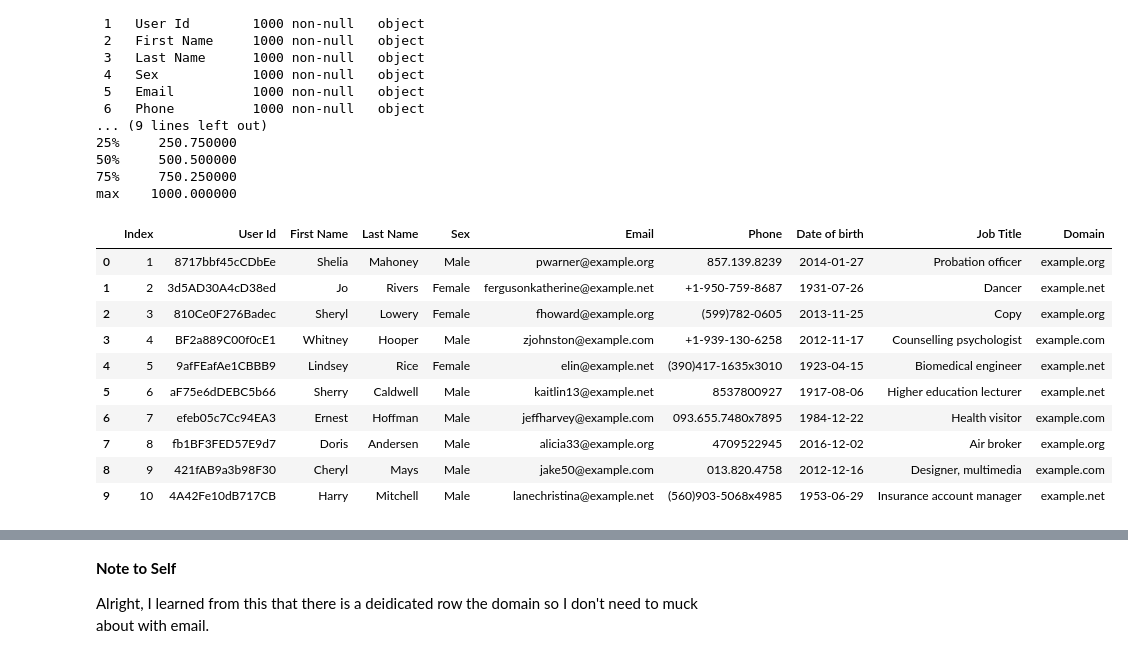
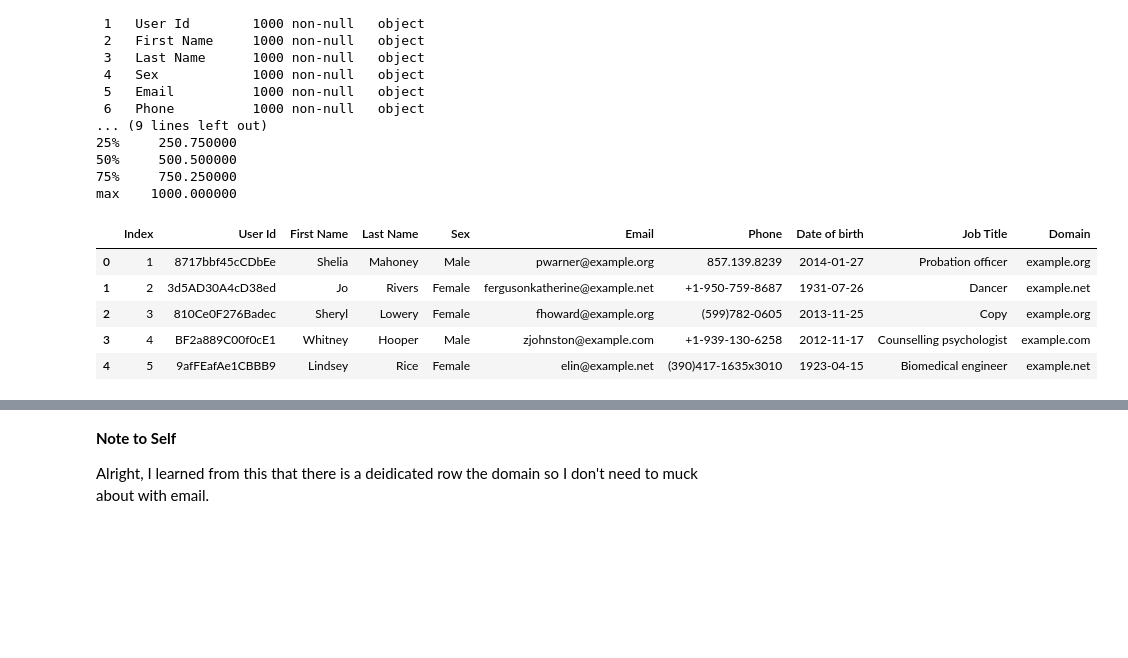
Before and after one commit to PectenMaximus/PFDA_2025, a Jupyter notebook: Assignments/Assignment_03_Pie.ipynb, the cells around one changed output, grey strips where cells are left out. Saved outputs shown, nothing was run; the diff lists cells and outputs as text; code cells hidden in the pictures; blank space fills up the shorter version.

```diff
--- a/Assignments/Assignment_03_Pie.ipynb
+++ b/Assignments/Assignment_03_Pie.ipynb
@@ -69,18 +69,13 @@ Data columns (total 9 columns):
 max    1000.000000
 # %%
 # Show the first 5 roews of the URL
-data.head(10)
+data.head(5)
 # %% [output]
 |  | Index | User Id | First Name | Last Name | Sex | Email | Phone | Date of birth | Job Title | Domain |
 | 0 | 1 | 8717bbf45cCDbEe | Shelia | Mahoney | Male | pwarner@example.org | 857.139.8239 | 2014-01-27 | Probation officer | example.org |
 | 1 | 2 | 3d5AD30A4cD38ed | Jo | Rivers | Female | fergusonkatherine@example.net | +1-950-759-8687 | 1931-07-26 | Dancer | example.net |
 | 2 | 3 | 810Ce0F276Badec | Sheryl | Lowery | Female | fhoward@example.org | (599)782-0605 | 2013-11-25 | Copy | example.org |
 | 3 | 4 | BF2a889C00f0cE1 | Whitney | Hooper | Male | zjohnston@example.com | +1-939-130-6258 | 2012-11-17 | Counselling psychologist | example.com |
 | 4 | 5 | 9afFEafAe1CBBB9 | Lindsey | Rice | Female | elin@example.net | (390)417-1635x3010 | 1923-04-15 | Biomedical engineer | example.net |
-| 5 | 6 | aF75e6dDEBC5b66 | Sherry | Caldwell | Male | kaitlin13@example.net | 8537800927 | 1917-08-06 | Higher education lecturer | example.net |
-| 6 | 7 | efeb05c7Cc94EA3 | Ernest | Hoffman | Male | jeffharvey@example.com | 093.655.7480x7895 | 1984-12-22 | Health visitor | example.com |
-| 7 | 8 | fb1BF3FED57E9d7 | Doris | Andersen | Male | alicia33@example.org | 4709522945 | 2016-12-02 | Air broker | example.org |
-| 8 | 9 | 421fAB9a3b98F30 | Cheryl | Mays | Male | jake50@example.com | 013.820.4758 | 2012-12-16 | Designer, multimedia | example.com |
-| 9 | 10 | 4A42Fe10dB717CB | Harry | Mitchell | Male | lanechristina@example.net | (560)903-5068x4985 | 1953-06-29 | Insurance account manager | example.net |
 # %%
 # Show the last 5 rows of the URL
```
Also changed, not shown: parts of 5 cells of this notebook, 1 other file.
